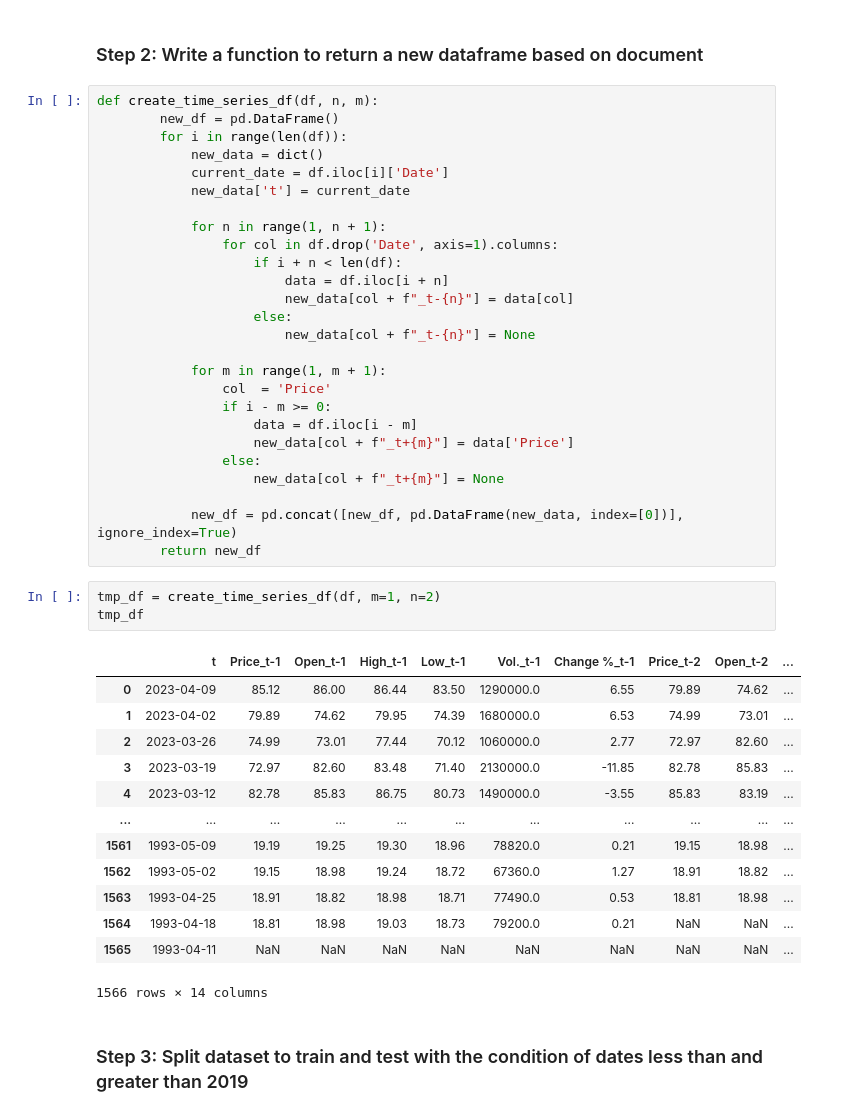
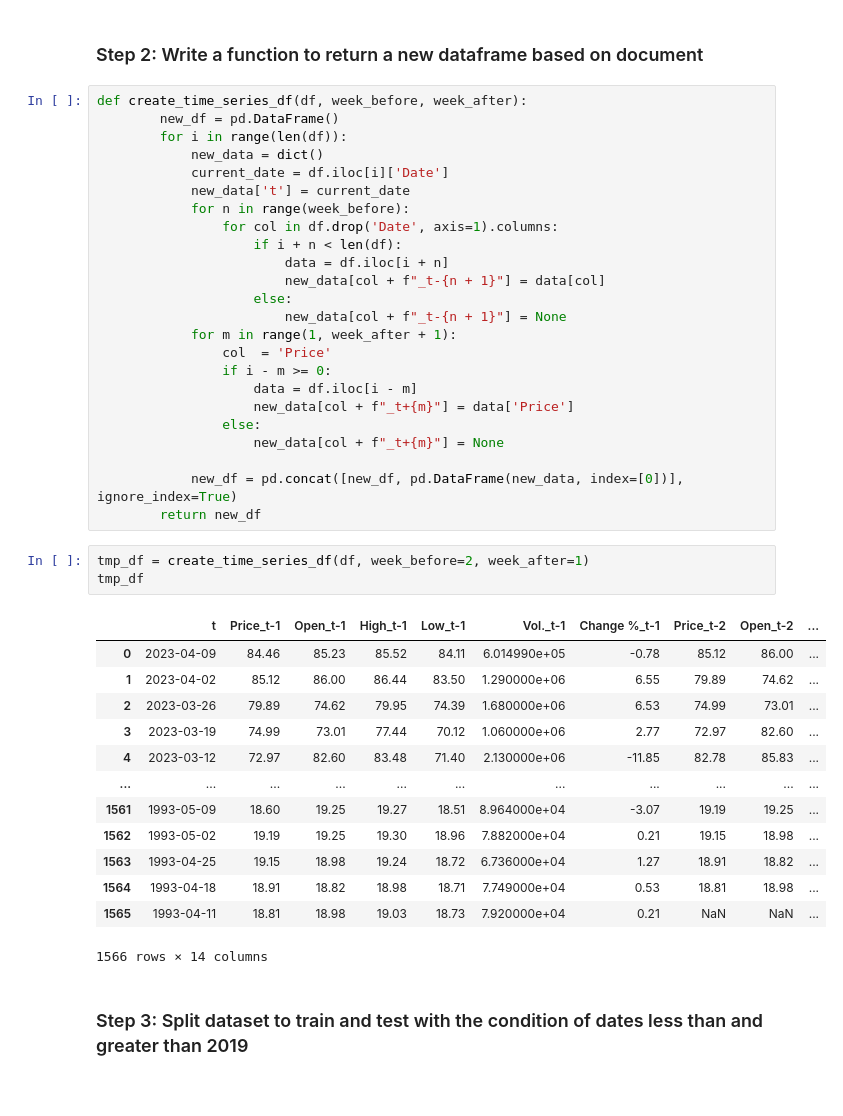
Before and after one commit to Amirkz80/oil_predection, a Jupyter notebook: project2.ipynb, the cells around one changed output. Drawn from its saved outputs; the diff is of its cells as text.

```diff
--- a/project2.ipynb
+++ b/project2.ipynb
@@ -131,22 +131,20 @@ plt.show()
 # %% [markdown]
 ### Step 2: Write a function to return a new dataframe based on document
 # %%
-def create_time_series_df(df, n, m):
+def create_time_series_df(df, week_before, week_after):
         new_df = pd.DataFrame()
         for i in range(len(df)):
             new_data = dict()
             current_date = df.iloc[i]['Date']
             new_data['t'] = current_date
-
-            for n in range(1, n + 1):
+            for n in range(week_before):
                 for col in df.drop('Date', axis=1).columns:
                     if i + n < len(df):
                         data = df.iloc[i + n]
-                        new_data[col + f"_t-{n}"] = data[col]
+                        new_data[col + f"_t-{n + 1}"] = data[col]
                     else:
-                        new_data[col + f"_t-{n}"] = None
-
-            for m in range(1, m + 1):
+                        new_data[col + f"_t-{n + 1}"] = None
+            for m in range(1, week_after + 1):
                 col  = 'Price'
                 if i - m >= 0:
                     data = df.iloc[i - m]
@@ -157,21 +155,21 @@ def create_time_series_df(df, n, m):
             new_df = pd.concat([new_df, pd.DataFrame(new_data, index=[0])], ignore_index=True)
         return new_df
 # %%
-tmp_df = create_time_series_df(df, m=1, n=2)
+tmp_df = create_time_series_df(df, week_before=2, week_after=1)
 tmp_df
 # %% [output]
 |  | t | Price_t-1 | Open_t-1 | High_t-1 | Low_t-1 | Vol._t-1 | Change %_t-1 | Price_t-2 | Open_t-2 | ... |
-| 0 | 2023-04-09 | 85.12 | 86.00 | 86.44 | 83.50 | 1290000.0 | 6.55 | 79.89 | 74.62 | ... |
-| 1 | 2023-04-02 | 79.89 | 74.62 | 79.95 | 74.39 | 1680000.0 | 6.53 | 74.99 | 73.01 | ... |
-| 2 | 2023-03-26 | 74.99 | 73.01 | 77.44 | 70.12 | 1060000.0 | 2.77 | 72.97 | 82.60 | ... |
-| 3 | 2023-03-19 | 72.97 | 82.60 | 83.48 | 71.40 | 2130000.0 | -11.85 | 82.78 | 85.83 | ... |
-| 4 | 2023-03-12 | 82.78 | 85.83 | 86.75 | 80.73 | 1490000.0 | -3.55 | 85.83 | 83.19 | ... |
+| 0 | 2023-04-09 | 84.46 | 85.23 | 85.52 | 84.11 | 6.014990e+05 | -0.78 | 85.12 | 86.00 | ... |
+| 1 | 2023-04-02 | 85.12 | 86.00 | 86.44 | 83.50 | 1.290000e+06 | 6.55 | 79.89 | 74.62 | ... |
+| 2 | 2023-03-26 | 79.89 | 74.62 | 79.95 | 74.39 | 1.680000e+06 | 6.53 | 74.99 | 73.01 | ... |
+| 3 | 2023-03-19 | 74.99 | 73.01 | 77.44 | 70.12 | 1.060000e+06 | 2.77 | 72.97 | 82.60 | ... |
+| 4 | 2023-03-12 | 72.97 | 82.60 | 83.48 | 71.40 | 2.130000e+06 | -11.85 | 82.78 | 85.83 | ... |
 | ... | ... | ... | ... | ... | ... | ... | ... | ... | ... | ... |
-| 1561 | 1993-05-09 | 19.19 | 19.25 | 19.30 | 18.96 | 78820.0 | 0.21 | 19.15 | 18.98 | ... |
-| 1562 | 1993-05-02 | 19.15 | 18.98 | 19.24 | 18.72 | 67360.0 | 1.27 | 18.91 | 18.82 | ... |
-| 1563 | 1993-04-25 | 18.91 | 18.82 | 18.98 | 18.71 | 77490.0 | 0.53 | 18.81 | 18.98 | ... |
-| 1564 | 1993-04-18 | 18.81 | 18.98 | 19.03 | 18.73 | 79200.0 | 0.21 | NaN | NaN | ... |
-| 1565 | 1993-04-11 | NaN | NaN | NaN | NaN | NaN | NaN | NaN | NaN | ... |
+| 1561 | 1993-05-09 | 18.60 | 19.25 | 19.27 | 18.51 | 8.964000e+04 | -3.07 | 19.19 | 19.25 | ... |
+| 1562 | 1993-05-02 | 19.19 | 19.25 | 19.30 | 18.96 | 7.882000e+04 | 0.21 | 19.15 | 18.98 | ... |
+| 1563 | 1993-04-25 | 19.15 | 18.98 | 19.24 | 18.72 | 6.736000e+04 | 1.27 | 18.91 | 18.82 | ... |
+| 1564 | 1993-04-18 | 18.91 | 18.82 | 18.98 | 18.71 | 7.749000e+04 | 0.53 | 18.81 | 18.98 | ... |
+| 1565 | 1993-04-11 | 18.81 | 18.98 | 19.03 | 18.73 | 7.920000e+04 | 0.21 | NaN | NaN | ... |
 1566 rows × 14 columns
 # %% [markdown]
 ### Step 3: Split dataset to train and test with the condition of dates less than and greater than 2019
```
Also changed, not shown: parts of 11 cells of this notebook.
